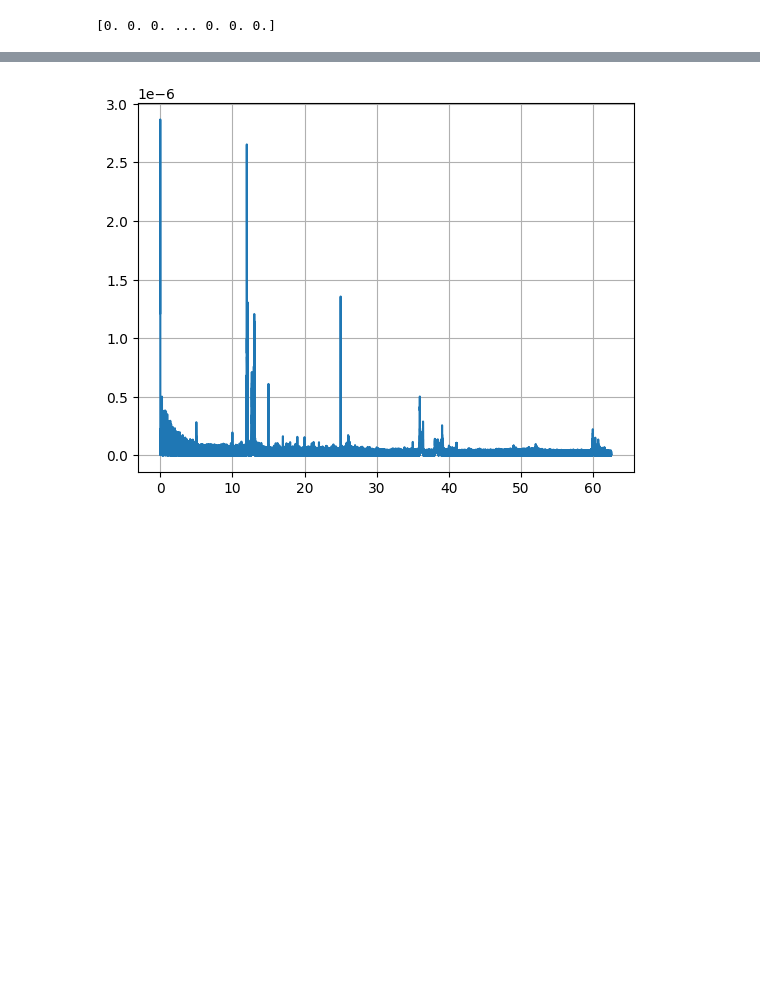
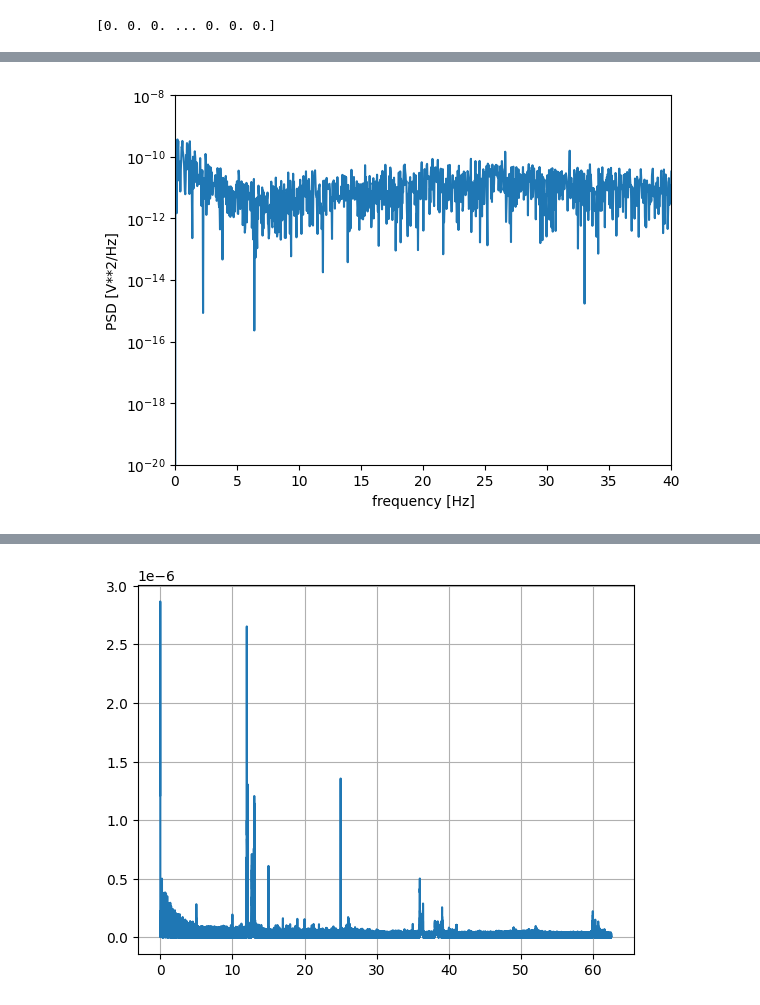
Before and after one commit to inesstsarah/cm2013_ht25_project, a Jupyter notebook: Python/test_preprocessing.ipynb, the cells around one changed output, grey strips where cells are left out. Cells and saved outputs as stored; diff of their text form; code cells hidden in the pictures; blank space fills up the shorter version.

```diff
--- a/Python/test_preprocessing.ipynb
+++ b/Python/test_preprocessing.ipynb
@@ -73,3 +92,7 @@ print(flattened_data)
+# %%
+plot_PSD(data_2,125)
+# %% [output]
+[figure, added]
 # %%
 # Apply EEG-specific preprocessing
 #plot_PSD(flattened_data,125)
```
Also changed, not shown: parts of 5 cells of this notebook, 5 other files.
